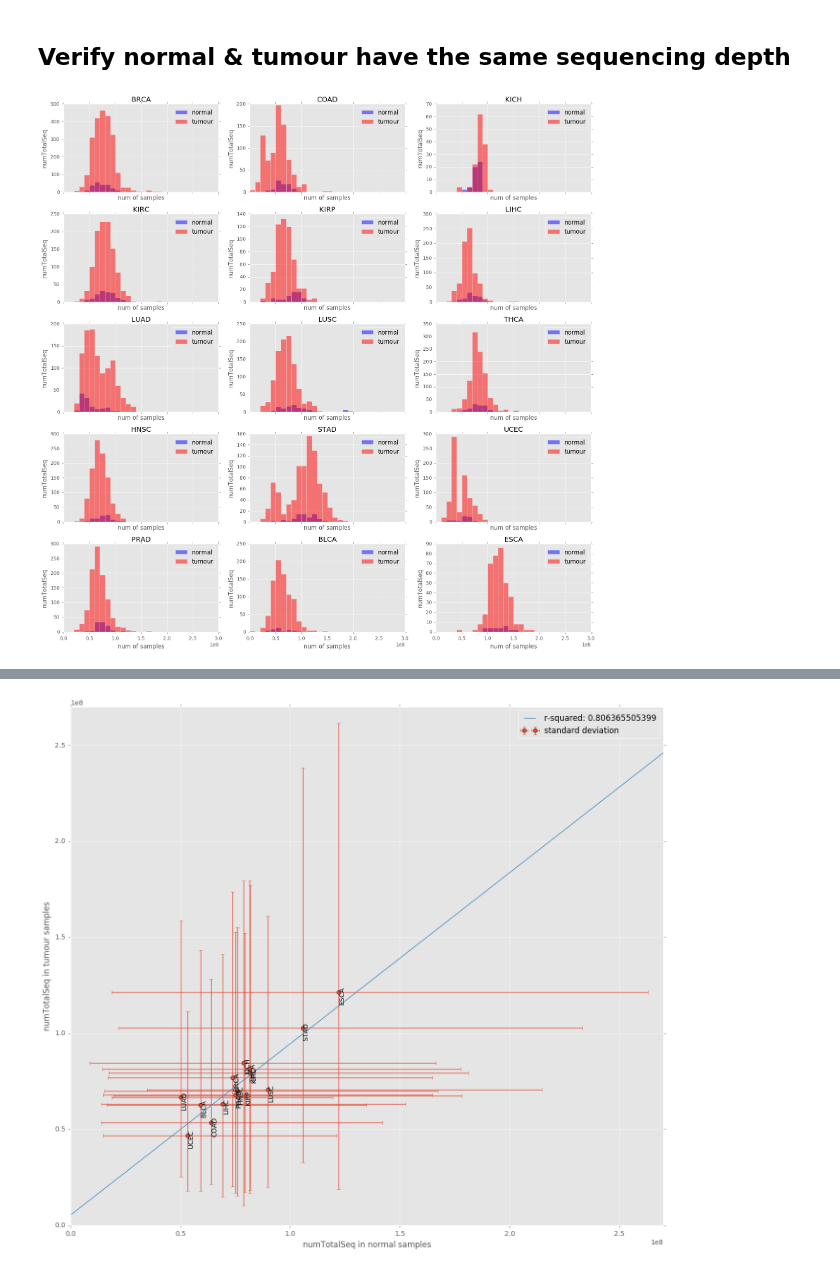
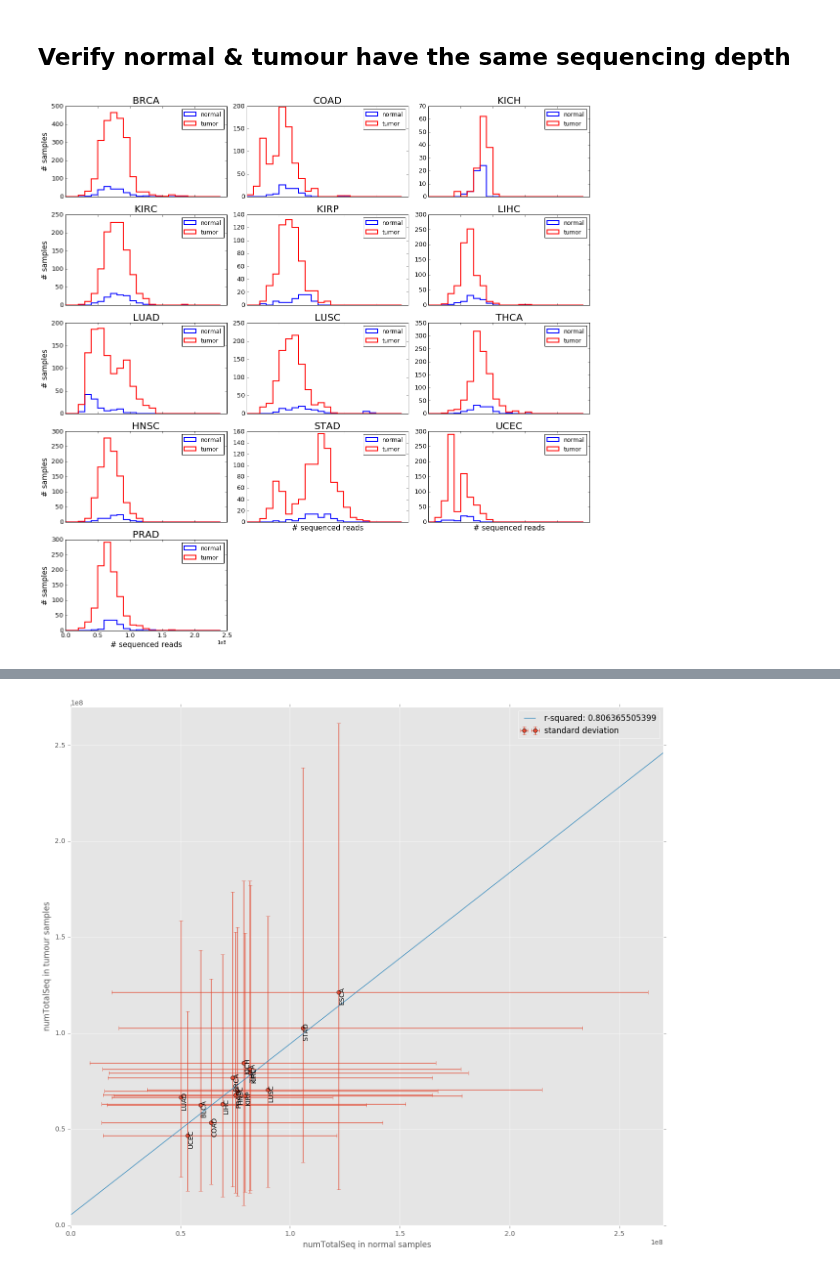
Before and after one commit to bcgsc/tasrkleat-TCGA-analysis-scripts, a Jupyter notebook: notebooks/TCGA-RNA-Seq-FASTA-read-length-analysis.ipynb, the cells around one changed output, grey strips where cells are left out. Saved outputs shown, nothing was run; the diff lists cells and outputs as text; code cells hidden in the pictures.

```diff
--- a/notebooks/TCGA-RNA-Seq-FASTA-read-length-analysis.ipynb
+++ b/notebooks/TCGA-RNA-Seq-FASTA-read-length-analysis.ipynb
@@ -14,7 +14,8 @@ pd.set_option('display.max_colwidth', -1)
 
 import matplotlib
 import matplotlib.pyplot as plt
-matplotlib.style.use('ggplot')
+# matplotlib.style.use('ggplot')
+matplotlib.style.use('classic')
 %matplotlib inline
 matplotlib.rcParams['figure.figsize'] = (15, 9)
 
@@ -131,26 +120,36 @@ diseases_with_normal = interested_diseases = [
     'KIRC', 'KIRP', 'LIHC',
     'LUAD', 'LUSC', 'THCA',
     'HNSC', 'STAD', 'UCEC',
-    'PRAD', 'BLCA', 'ESCA']
+    'PRAD',
+#     'BLCA', 'ESCA'
+]
 # %%
 grped = ndf[ndf.disease.isin(diseases_with_normal)].groupby(['disease', 'sstype'])
 # %%
 fig, axes = plt.subplots(5, 3, sharex=True, sharey=False, figsize=(16, 16))
 axes = axes.ravel()
 
-bins = np.arange(0, 3e8, 1e7)
+bins = np.arange(0, 2.5e8, 1e7)
 
 for k, disease in enumerate(diseases_with_normal):
     ax = axes[k]
     for sstype in ['normal', 'tumour']:
         color = 'blue' if sstype == 'normal' else 'red'
         _df = ndf[(ndf.disease == disease) & (ndf.sstype == sstype)]
-        ax.hist(_df.numTotalSeq.values, bins=bins, color=color, alpha=0.5, label=sstype)
-    ax.set_title(disease)
+        ax.hist(_df.numTotalSeq.values, bins=bins, color=color, alpha=1,
+                histtype='step', lw=2, label=sstype.replace('tumour', 'tumor'))
+    ax.set_title(disease, fontsize=20)
     ax.legend(loc='upper right')
-    ax.set_xlabel('num of samples')
-    ax.set_ylabel('numTotalSeq')
+    if k % 3 == 0:
+        ax.set_ylabel('# samples', fontsize=15)
+    if k >= 10:
+        ax.set_xlabel('# sequenced reads', fontsize=15)
+    ax.tick_params(axis='both', which='major', labelsize=13)
+
+for i in range(13, 15):
+    axes[i].patch.set_facecolor('white')
+    axes[i].axis('off')
 plt.tight_layout()
 plt.savefig('/projects/btl/zxue/tasrkleat-TCGA-results/figs/verified-normal-tumour-samples-have-similar-sequencing-depth.png', dpi=100)
 # %% [output]
-[figure, old version]
+[figure, new version]
```
Also changed, not shown: parts of 14 cells of this notebook.
